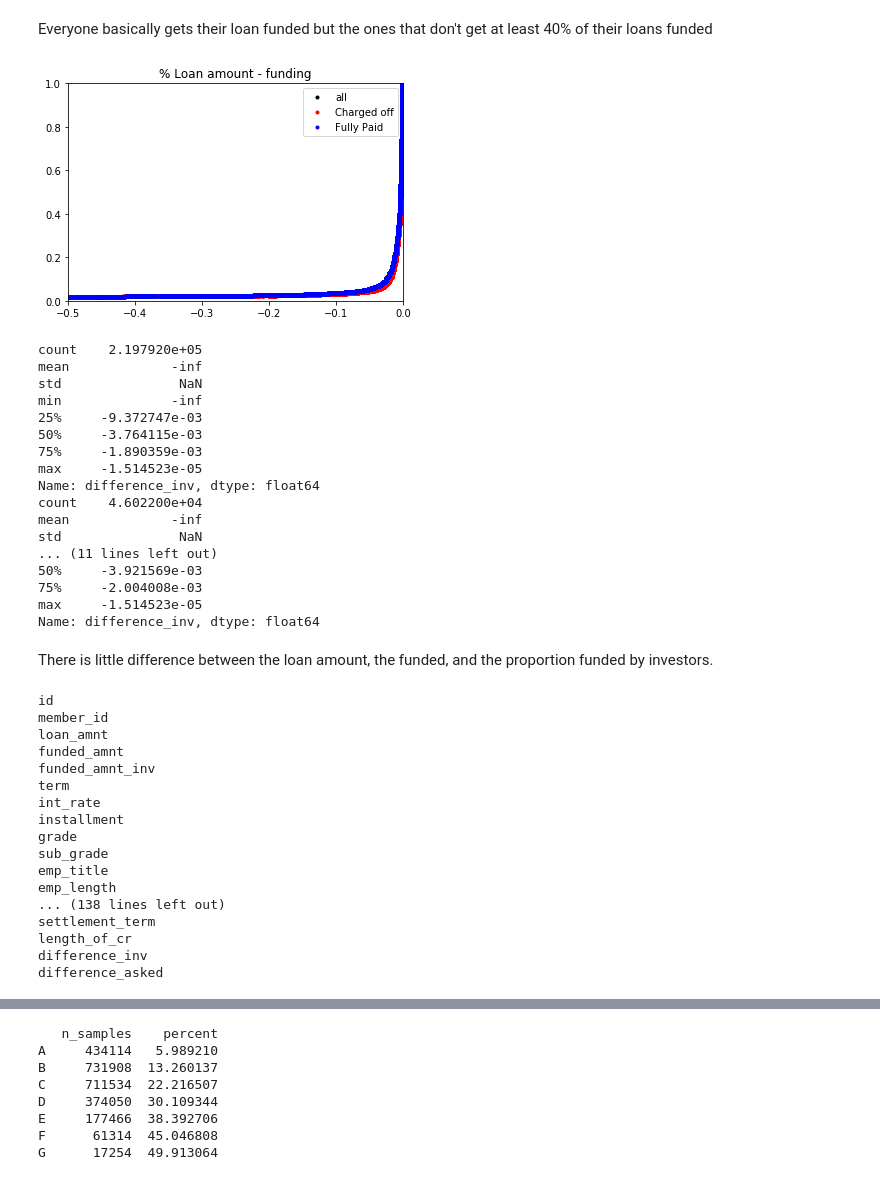
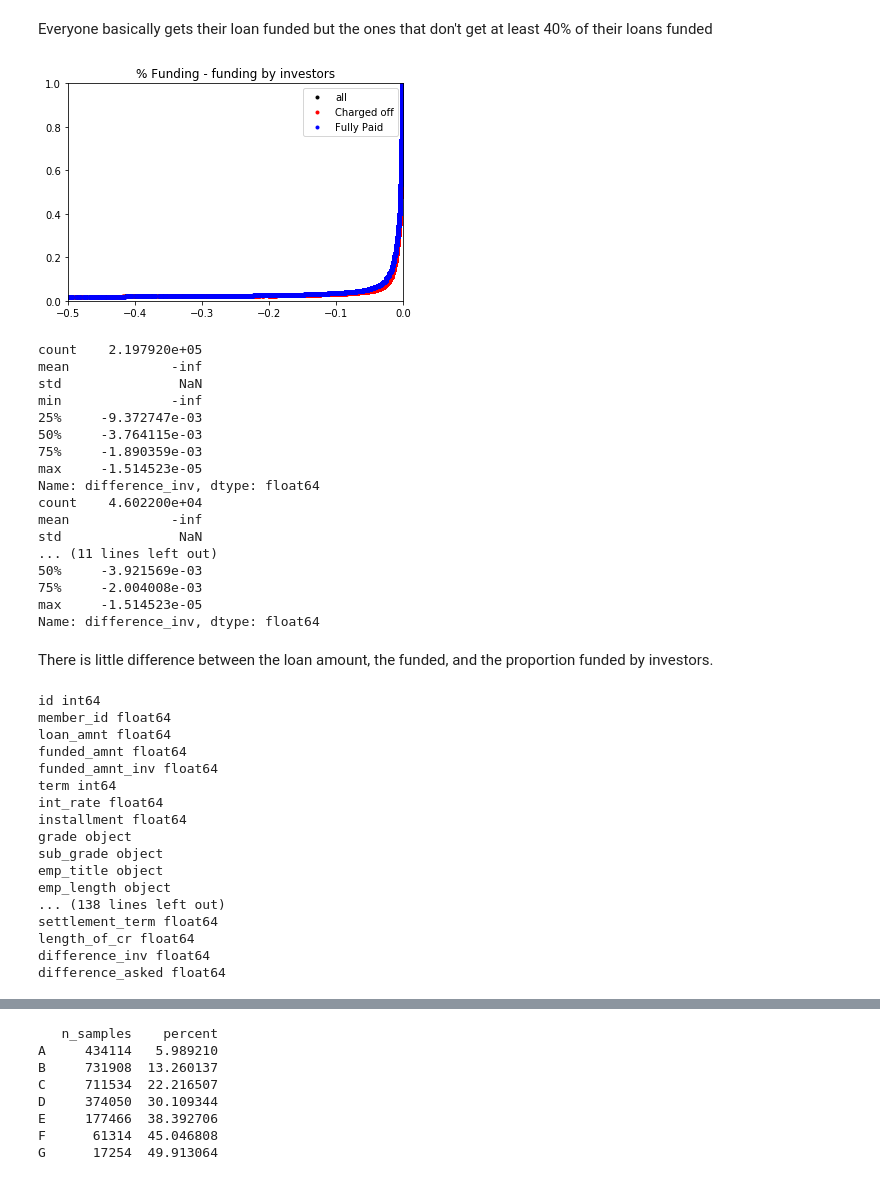
Before and after one commit to georgelee144/lending_club, a Jupyter notebook: loan_data cleaning and stats.ipynb, the cells around one changed output, grey strips where cells are left out. Drawn from its saved outputs; the diff is of its cells as text; code cells hidden in the pictures.

```diff
--- a/loan_data cleaning and stats.ipynb
+++ b/loan_data cleaning and stats.ipynb
@@ -170,23 +185,23 @@ Everyone basically gets their loan funded but the ones that don't get at least 4
 # %%
 percent_diff = df.loc[(df.difference_inv > 0) | (df.difference_inv < 0)]
 
 df_x,df_y = ecdf(percent_diff.difference_inv)
 df_bad_x,df_bad_y = ecdf(percent_diff.loc[percent_diff.loan_status==0].difference_inv)
 df_pass_x,df_pass_y = ecdf(percent_diff.loc[percent_diff.loan_status==1].difference_inv)
 
 plt.plot(df_x,df_y,marker='.',linestyle='none',color='black',label='all')
 plt.plot(df_bad_x,df_bad_y,marker='.',linestyle='none',color='red',label='Charged off')
 plt.plot(df_pass_x,df_pass_y,marker='.',linestyle='none',color='blue',label='Fully Paid')
 plt.axis([-.5, 0, 0, 1])
-plt.title('% Loan amount - funding')
+plt.title('% Funding - funding by investors')
 plt.legend(loc='best')
 plt.show()
 
 print(percent_diff.difference_inv.describe())
 print(percent_diff.loc[percent_diff.loan_status==0].difference_inv.describe())
 print(percent_diff.loc[percent_diff.loan_status==1].difference_inv.describe())
 # %% [output]
-[figure, old version]
+[figure, new version]
 count    2.197920e+05
 mean             -inf
 std               NaN
@@ -208,22 +223,22 @@ Name: difference_inv, dtype: float64
 There is little difference between the loan amount, the funded, and the proportion funded by investors.
 # %%
 for thing in df.columns:
-    print(thing)
+    print(thing,df[thing].dtypes)
 # %% [output]
-id
-member_id
-loan_amnt
-funded_amnt
-funded_amnt_inv
-term
-int_rate
-installment
-grade
-sub_grade
-emp_title
-emp_length
+id int64
+member_id float64
+loan_amnt float64
+funded_amnt float64
+funded_amnt_inv float64
+term int64
+int_rate float64
+installment float64
+grade object
+sub_grade object
+emp_title object
+emp_length object
 ... (138 lines left out)
-settlement_term
-length_of_cr
-difference_inv
-difference_asked
+settlement_term float64
+length_of_cr float64
+difference_inv float64
+difference_asked float64
```
Also changed, not shown: parts of 15 cells of this notebook.
